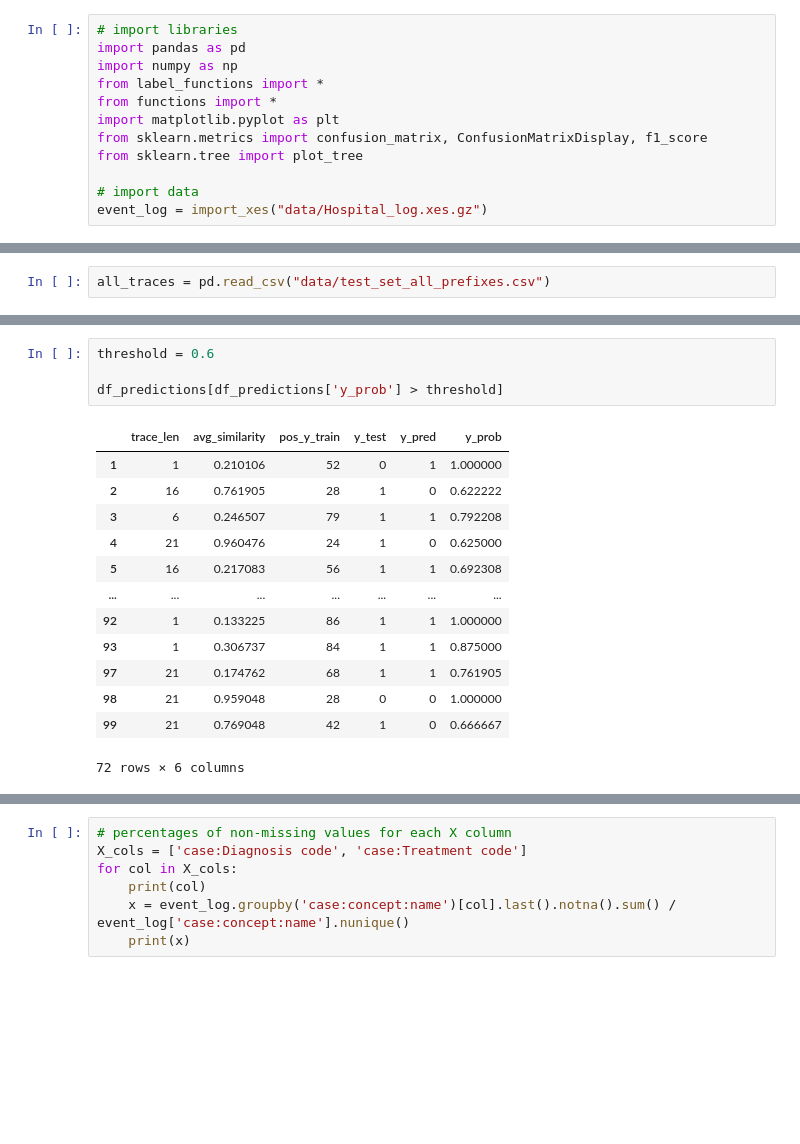
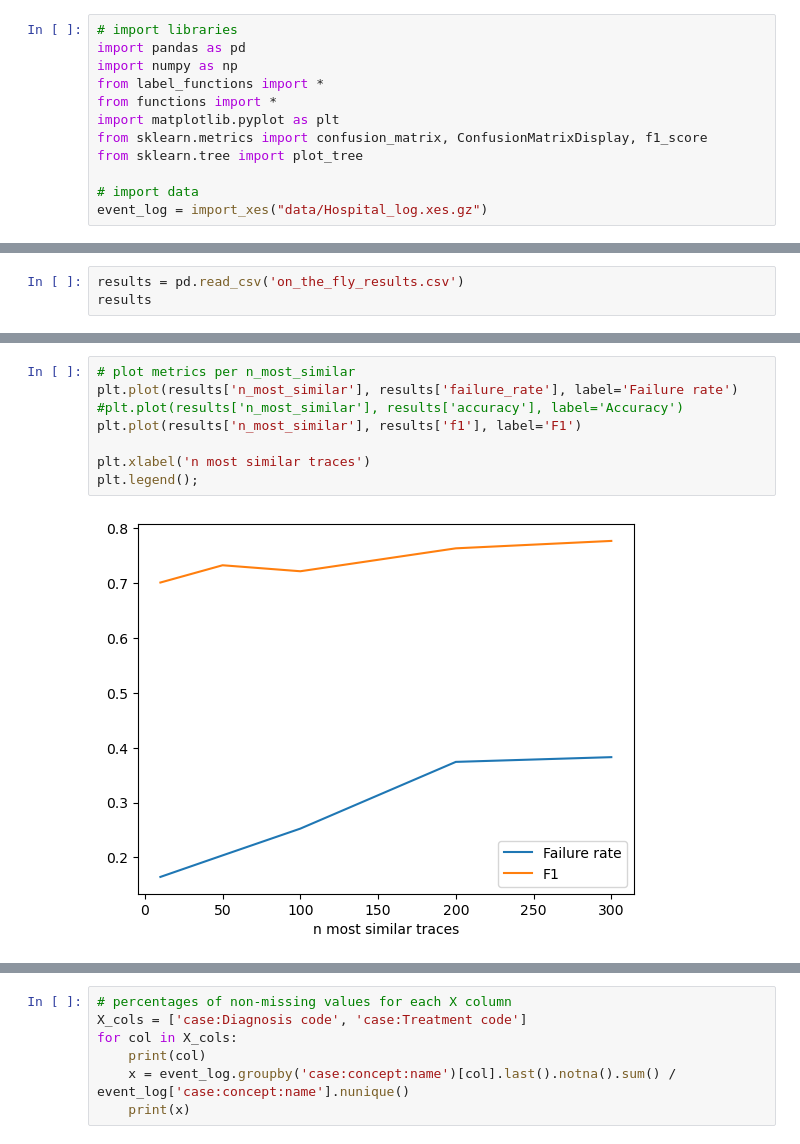
Before and after one commit to GeorgeAntono/Predictive_Process_Mining, a Jupyter notebook: on-the-fly_model.ipynb, the cells around one changed output, grey strips where cells are left out. Drawn from its saved outputs; the diff is of its cells as text; blank space fills up the shorter version.

```diff
--- a/on-the-fly_model.ipynb
+++ b/on-the-fly_model.ipynb
@@ -13,2 +132,3 @@ event_log = import_xes("data/Hospital_log.xes.gz")
 # %%
-all_traces = pd.read_csv("data/test_set_all_prefixes.csv")
+results = pd.read_csv('on_the_fly_results.csv')
+results
@@ -95,18 +142,10 @@ Accuracy from decision tree model: 0.720
-# %%
-threshold = 0.6
-
-df_predictions[df_predictions['y_prob'] > threshold]
-# %% [output]
-|  | trace_len | avg_similarity | pos_y_train | y_test | y_pred | y_prob |
-| 1 | 1 | 0.210106 | 52 | 0 | 1 | 1.000000 |
-| 2 | 16 | 0.761905 | 28 | 1 | 0 | 0.622222 |
-| 3 | 6 | 0.246507 | 79 | 1 | 1 | 0.792208 |
-| 4 | 21 | 0.960476 | 24 | 1 | 0 | 0.625000 |
-| 5 | 16 | 0.217083 | 56 | 1 | 1 | 0.692308 |
-| ... | ... | ... | ... | ... | ... | ... |
-| 92 | 1 | 0.133225 | 86 | 1 | 1 | 1.000000 |
-| 93 | 1 | 0.306737 | 84 | 1 | 1 | 0.875000 |
-| 97 | 21 | 0.174762 | 68 | 1 | 1 | 0.761905 |
-| 98 | 21 | 0.959048 | 28 | 0 | 0 | 1.000000 |
-| 99 | 21 | 0.769048 | 42 | 1 | 0 | 0.666667 |
-72 rows × 6 columns
+# %%
+# plot metrics per n_most_similar
+plt.plot(results['n_most_similar'], results['failure_rate'], label='Failure rate')
+#plt.plot(results['n_most_similar'], results['accuracy'], label='Accuracy')
+plt.plot(results['n_most_similar'], results['f1'], label='F1')
+
+plt.xlabel('n most similar traces')
+plt.legend();
+# %% [output]
+[figure, added]
```
Also changed, not shown: parts of 9 cells of this notebook, 3 other files.
